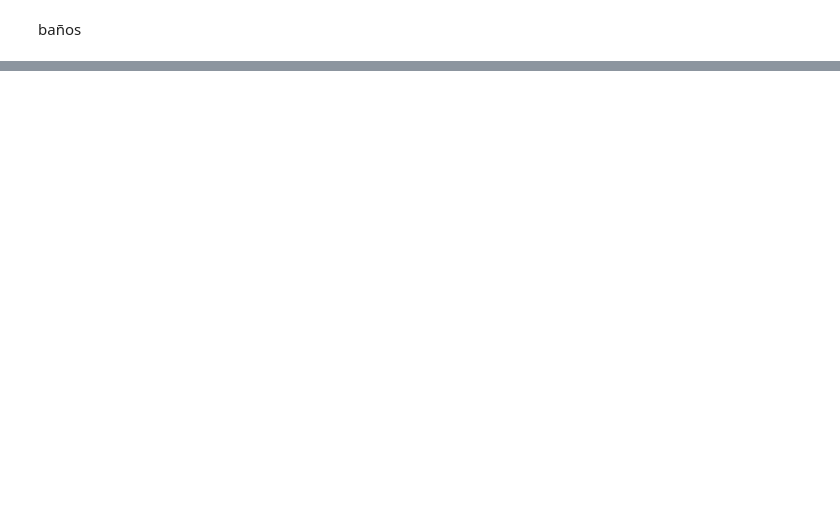
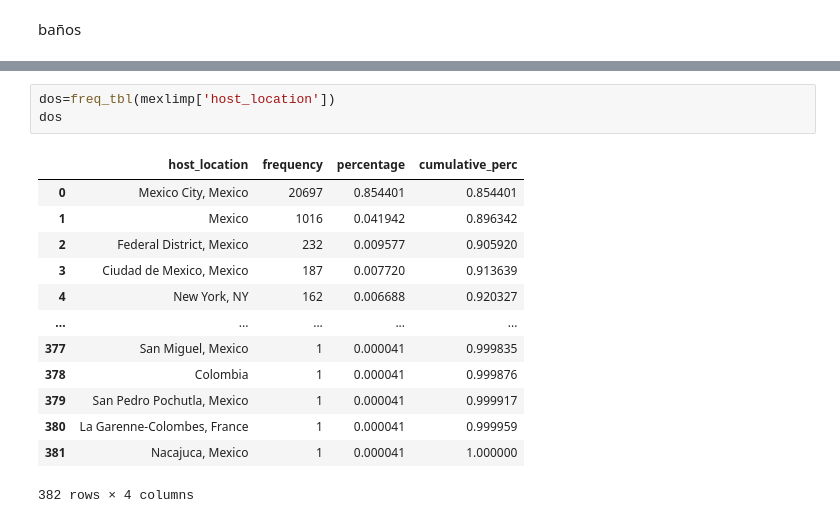
Before and after one commit to karen1203/Actividad_6, a Jupyter notebook: Act6.ipynb, the cells around one changed output, grey strips where cells are left out. Cells and saved outputs as stored; diff of their text form; blank space fills up the shorter version.

```diff
--- a/Act6.ipynb
+++ b/Act6.ipynb
@@ -446,0 +488,17 @@ i
+# %%
+dos=freq_tbl(mexlimp['host_location'])
+dos
+# %% [output]
+|  | host_location | frequency | percentage | cumulative_perc |
+| 0 | Mexico City, Mexico | 20697 | 0.854401 | 0.854401 |
+| 1 | Mexico | 1016 | 0.041942 | 0.896342 |
+| 2 | Federal District, Mexico | 232 | 0.009577 | 0.905920 |
+| 3 | Ciudad de Mexico, Mexico | 187 | 0.007720 | 0.913639 |
+| 4 | New York, NY | 162 | 0.006688 | 0.920327 |
+| ... | ... | ... | ... | ... |
+| 377 | San Miguel, Mexico | 1 | 0.000041 | 0.999835 |
+| 378 | Colombia | 1 | 0.000041 | 0.999876 |
+| 379 | San Pedro Pochutla, Mexico | 1 | 0.000041 | 0.999917 |
+| 380 | La Garenne-Colombes, France | 1 | 0.000041 | 0.999959 |
+| 381 | Nacajuca, Mexico | 1 | 0.000041 | 1.000000 |
+382 rows × 4 columns
```
Also changed, not shown: parts of 16 cells of this notebook.
